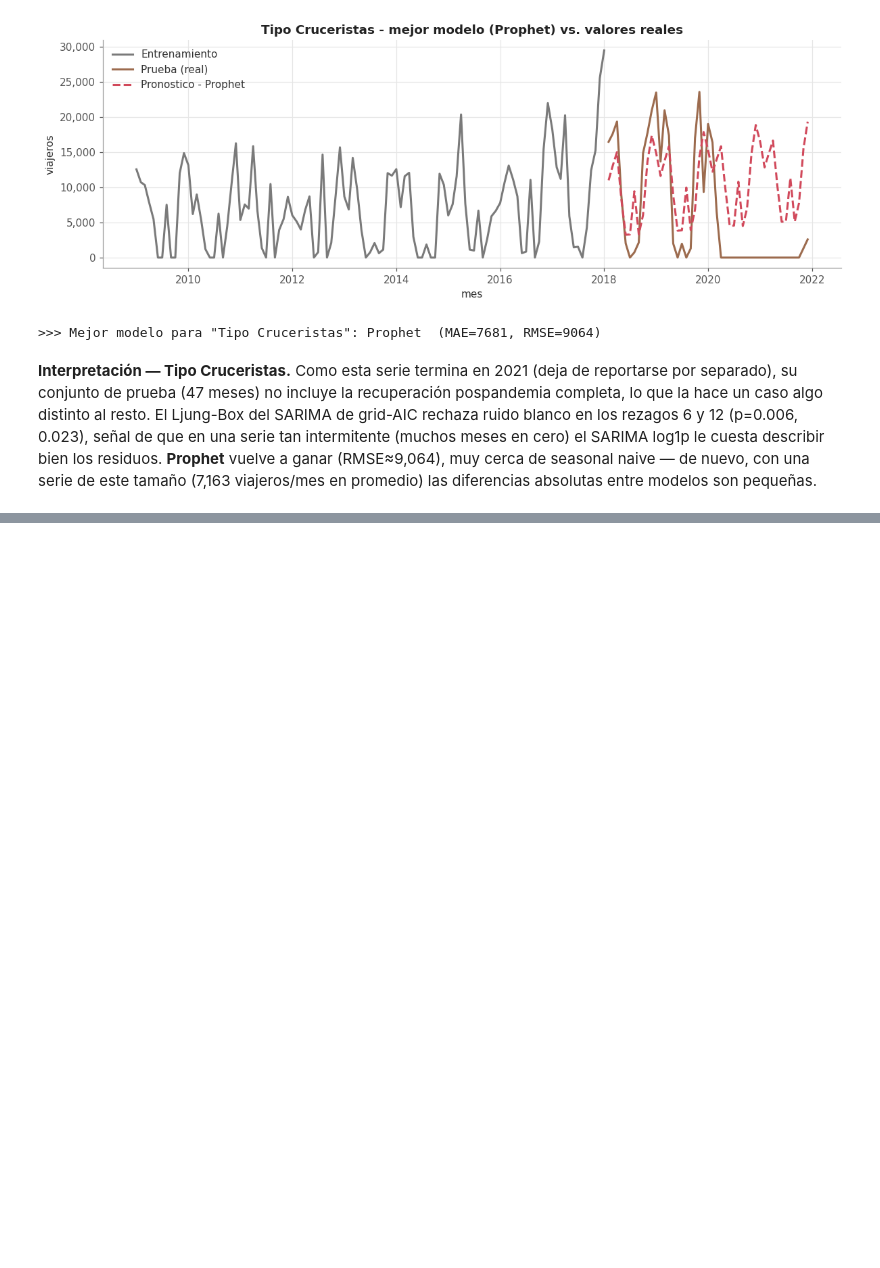
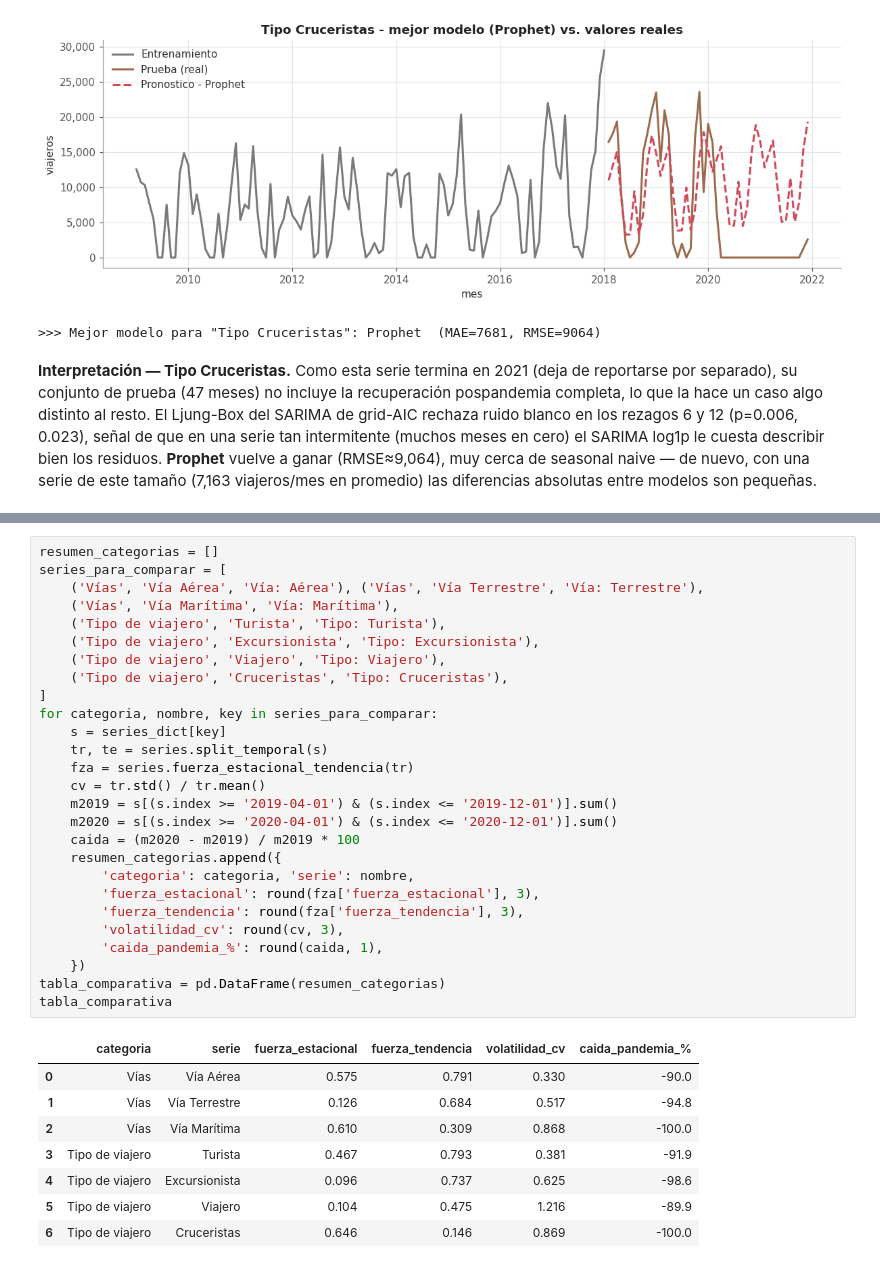
Before and after one commit to Dulce2004/CC3084-Data_Science, a Jupyter notebook: 03_modelado_prediccion/notebooks/03_modelado.ipynb, the cells around one changed output, grey strips where cells are left out. Cells and saved outputs as stored; diff of their text form; blank space fills up the shorter version.

```diff
--- a/03_modelado_prediccion/notebooks/03_modelado.ipynb
+++ b/03_modelado_prediccion/notebooks/03_modelado.ipynb
@@ -571,0 +579,36 @@ SARIMA log1p le cuesta describir bien los residuos. **Prophet** vuelve a ganar
+# %%
+resumen_categorias = []
+series_para_comparar = [
+    ('Vías', 'Vía Aérea', 'Vía: Aérea'), ('Vías', 'Vía Terrestre', 'Vía: Terrestre'),
+    ('Vías', 'Vía Marítima', 'Vía: Marítima'),
+    ('Tipo de viajero', 'Turista', 'Tipo: Turista'),
+    ('Tipo de viajero', 'Excursionista', 'Tipo: Excursionista'),
+    ('Tipo de viajero', 'Viajero', 'Tipo: Viajero'),
+    ('Tipo de viajero', 'Cruceristas', 'Tipo: Cruceristas'),
+]
+for categoria, nombre, key in series_para_comparar:
+    s = series_dict[key]
+    tr, te = series.split_temporal(s)
+    fza = series.fuerza_estacional_tendencia(tr)
+    cv = tr.std() / tr.mean()
+    m2019 = s[(s.index >= '2019-04-01') & (s.index <= '2019-12-01')].sum()
+    m2020 = s[(s.index >= '2020-04-01') & (s.index <= '2020-12-01')].sum()
+    caida = (m2020 - m2019) / m2019 * 100
+    resumen_categorias.append({
+        'categoria': categoria, 'serie': nombre,
+        'fuerza_estacional': round(fza['fuerza_estacional'], 3),
+        'fuerza_tendencia': round(fza['fuerza_tendencia'], 3),
+        'volatilidad_cv': round(cv, 3),
+        'caida_pandemia_%': round(caida, 1),
+    })
+tabla_comparativa = pd.DataFrame(resumen_categorias)
+tabla_comparativa
+# %% [output]
+|  | categoria | serie | fuerza_estacional | fuerza_tendencia | volatilidad_cv | caida_pandemia_% |
+| 0 | Vías | Vía Aérea | 0.575 | 0.791 | 0.330 | -90.0 |
+| 1 | Vías | Vía Terrestre | 0.126 | 0.684 | 0.517 | -94.8 |
+| 2 | Vías | Vía Marítima | 0.610 | 0.309 | 0.868 | -100.0 |
+| 3 | Tipo de viajero | Turista | 0.467 | 0.793 | 0.381 | -91.9 |
+| 4 | Tipo de viajero | Excursionista | 0.096 | 0.737 | 0.625 | -98.6 |
+| 5 | Tipo de viajero | Viajero | 0.104 | 0.475 | 1.216 | -89.9 |
+| 6 | Tipo de viajero | Cruceristas | 0.646 | 0.146 | 0.869 | -100.0 |
```
Also changed, not shown: parts of 5 cells of this notebook, 14 other files.
